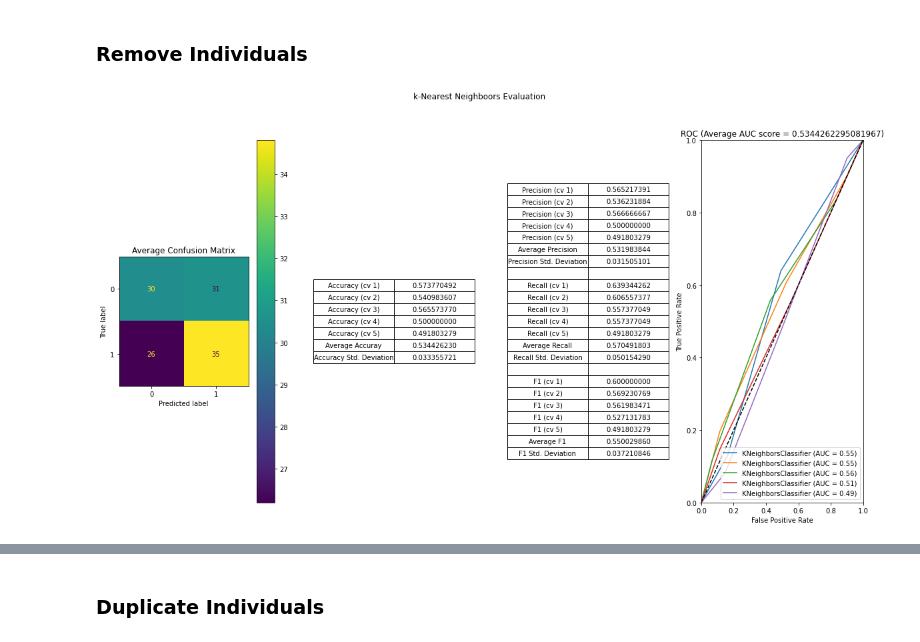
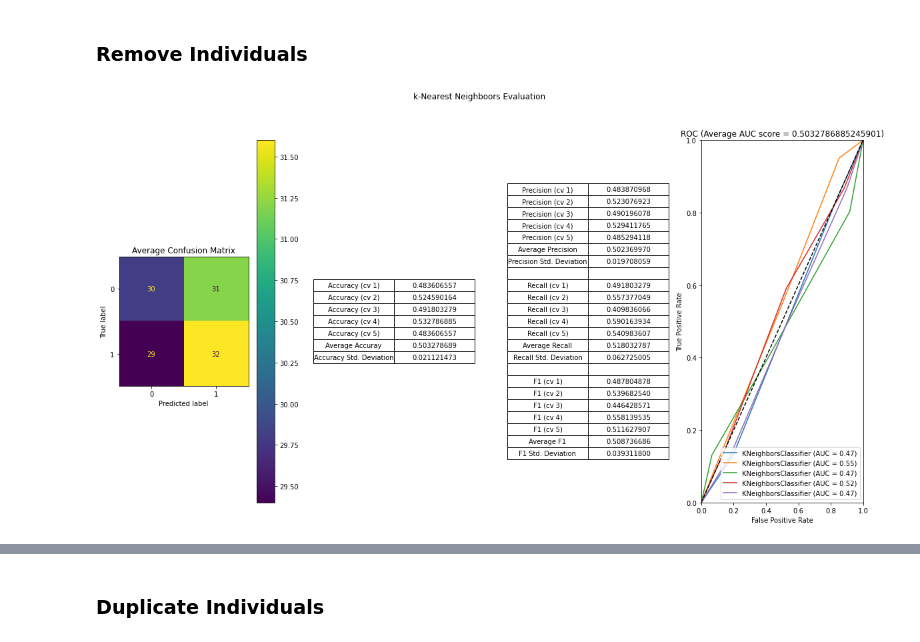
Before and after one commit to FABallemand/DefectPredictionOnProductionLines, a Jupyter notebook: k-nn.ipynb, the cells around one changed output, grey strips where cells are left out. Saved outputs shown, nothing was run; the diff lists cells and outputs as text; code cells hidden in the pictures.

```diff
--- a/k-nn.ipynb
+++ b/k-nn.ipynb
@@ -44,15 +44,15 @@ Once again: overfitting due to unbalanced classes !
 # %%
 # Load date and balance classes
 train_input, train_output = utils.loadTrainingData(remove_id=True, remove_capuchon_insertion=True)
 train_input, train_output = utils.balanceClassesByRemoving(train_input, train_output)
 
 # Create model
 clf = KNeighborsClassifier(n_neighbors=3)
 
 # Evaluation
-utils.modelEvaluation(clf, train_input, train_output, model_name="k-Nearest Neighboors", fig_name="knn_r")
+utils.modelEvaluation(clf, train_input, train_output, balance_classes=False, model_name="k-Nearest Neighboors", fig_name="knn_r")
 # %% [output]
-[figure, old version]
+[figure, new version]
 # %%
 # Load data
 train_input, train_output = utils.loadTrainingData(remove_id=True, remove_capuchon_insertion=True)
```
Also changed, not shown: parts of 4 cells of this notebook, 13 other files.
